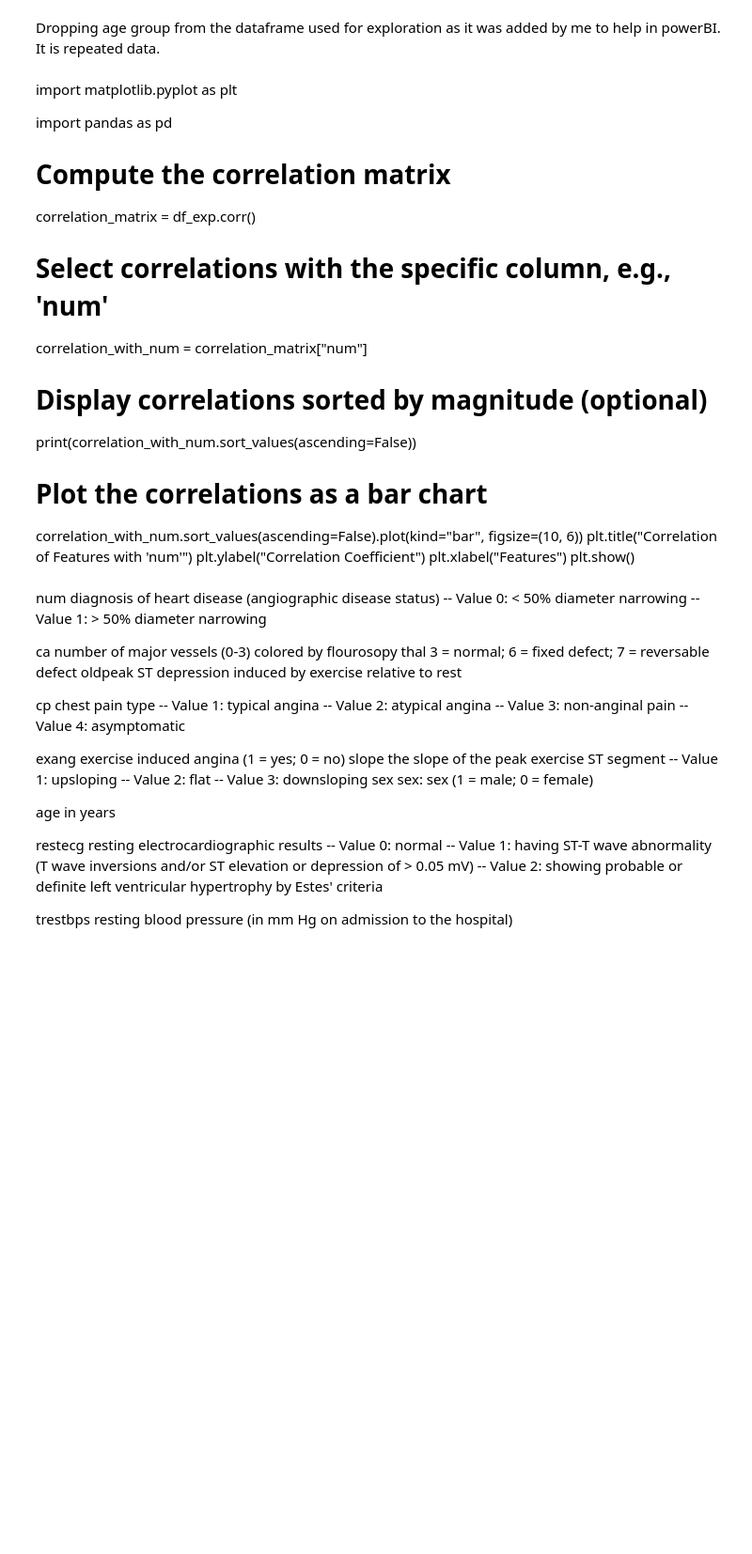
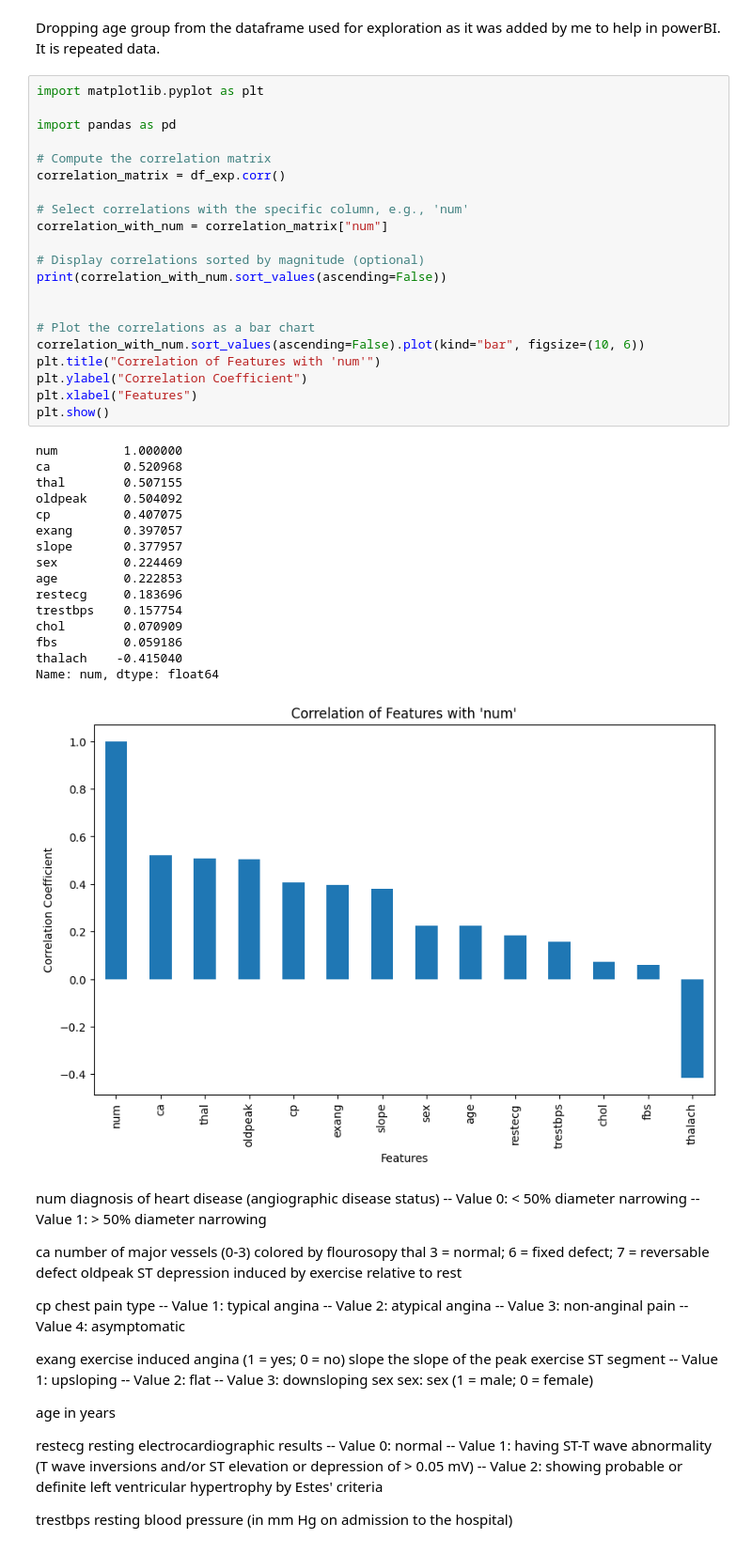
Before and after one commit to gautumsvp7/heart-attack-prediction, a Jupyter notebook: ml_model_1.ipynb, the cells around one changed output. Shown: that part at 94% size. Saved outputs shown, nothing was run; the diff lists cells and outputs as text; blank space fills up the shorter version.

Commit message:
Completed feature selection

```diff
--- a/ml_model_1.ipynb
+++ b/ml_model_1.ipynb
@@ -145,27 +127,44 @@ df_exp
 303 rows × 14 columns
 # %% [markdown]
 Dropping age group from the dataframe used for exploration as it was added by me to help in powerBI. It is repeated data.
-# %% [markdown]
-import matplotlib.pyplot as plt
-
-import pandas as pd
-
-# Compute the correlation matrix
-correlation_matrix = df_exp.corr()
-
-# Select correlations with the specific column, e.g., 'num'
-correlation_with_num = correlation_matrix["num"]
-
-# Display correlations sorted by magnitude (optional)
-print(correlation_with_num.sort_values(ascending=False))
-
-
-# Plot the correlations as a bar chart
-correlation_with_num.sort_values(ascending=False).plot(kind="bar", figsize=(10, 6))
-plt.title("Correlation of Features with 'num'")
-plt.ylabel("Correlation Coefficient")
-plt.xlabel("Features")
-plt.show()
+# %%
+import matplotlib.pyplot as plt
+
+import pandas as pd
+
+# Compute the correlation matrix
+correlation_matrix = df_exp.corr()
+
+# Select correlations with the specific column, e.g., 'num'
+correlation_with_num = correlation_matrix["num"]
+
+# Display correlations sorted by magnitude (optional)
+print(correlation_with_num.sort_values(ascending=False))
+
+
+# Plot the correlations as a bar chart
+correlation_with_num.sort_values(ascending=False).plot(kind="bar", figsize=(10, 6))
+plt.title("Correlation of Features with 'num'")
+plt.ylabel("Correlation Coefficient")
+plt.xlabel("Features")
+plt.show()
+# %% [output]
+num         1.000000
+ca          0.520968
+thal        0.507155
+oldpeak     0.504092
+cp          0.407075
+exang       0.397057
+slope       0.377957
+sex         0.224469
+age         0.222853
+restecg     0.183696
+trestbps    0.157754
+chol        0.070909
+fbs         0.059186
+thalach    -0.415040
+Name: num, dtype: float64
+[figure, added]
 # %% [markdown]
 num         diagnosis of heart disease (angiographic disease status)
         -- Value 0: < 50% diameter narrowing
```
Also changed, not shown: parts of 4 cells of this notebook.
